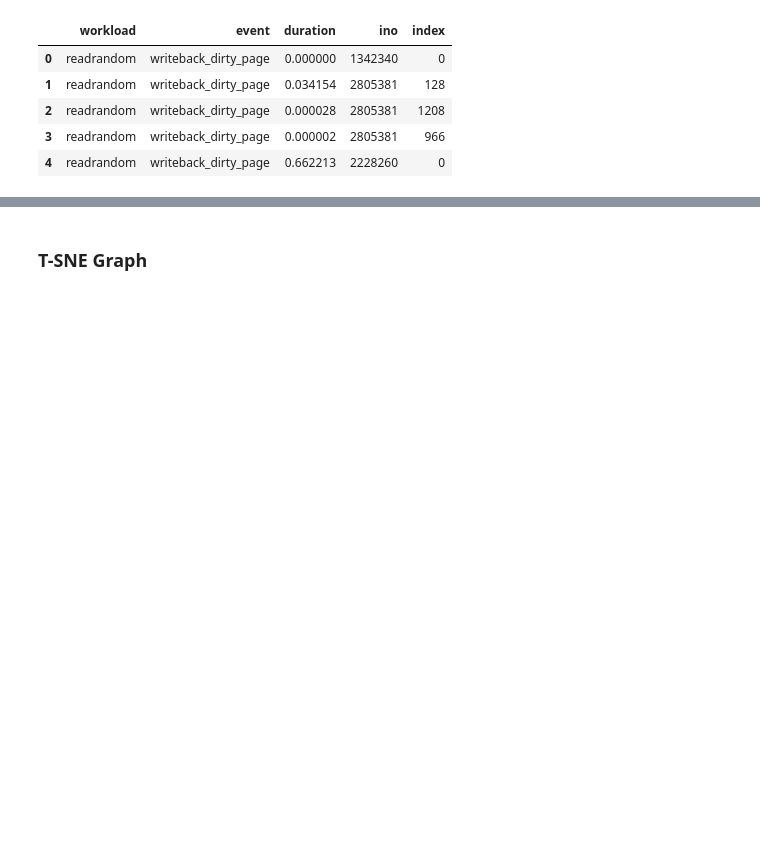
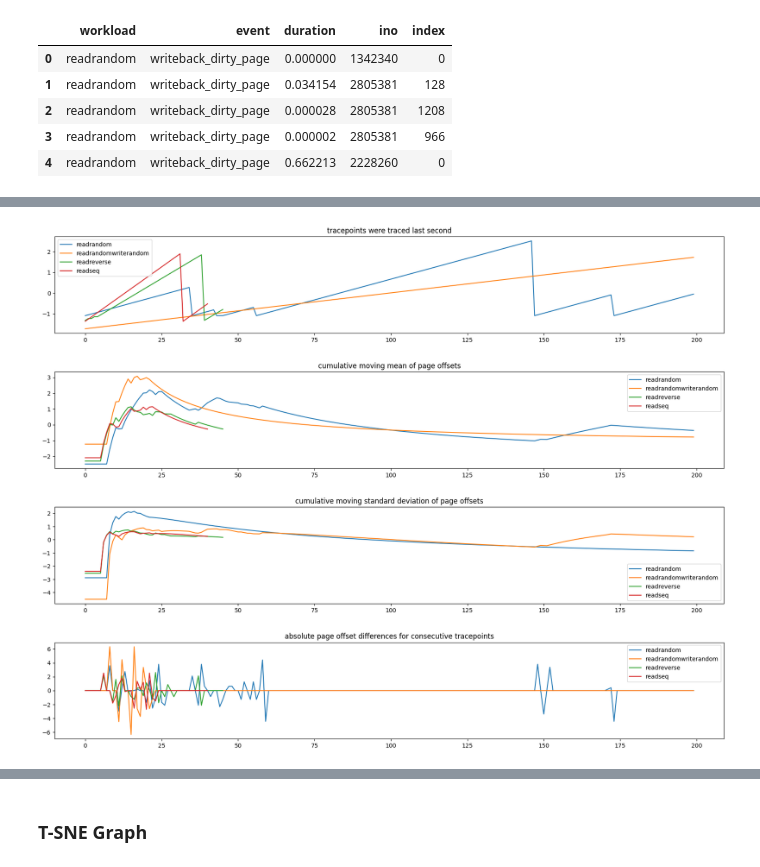
Before and after one commit to rfAbedi/OS-Lab-Project, a Jupyter notebook: Data Preprocess and ML Models.ipynb, the cells around one changed output, grey strips where cells are left out. Drawn from its saved outputs; the diff is of its cells as text; code cells hidden in the pictures; blank space fills up the shorter version.

```diff
--- a/Data Preprocess and ML Models.ipynb
+++ b/Data Preprocess and ML Models.ipynb
@@ -127,6 +115,48 @@ display(whole_data_df)
 # %%
 whole_data_df = pd.read_csv("ProcessedData/whole_data.csv")
 new_dfs = [pd.read_csv("ProcessedData/readrandom.csv"), pd.read_csv("ProcessedData/readrandomwriterandom.csv"), pd.read_csv("ProcessedData/readreverse.csv"), pd.read_csv("ProcessedData/readseq.csv")]
+# %%
+new_dfs[0] = new_dfs[0].drop(range(200, 336))
+new_dfs[1] = new_dfs[1].drop(range(200, 405345))
+# %%
+plt.figure(figsize=(20, 15))
+
+plt.subplot(4, 1, 1)
+plt.plot(new_dfs[0]["tracepoints were traced last second"])
+plt.plot(new_dfs[1]["tracepoints were traced last second"])
+plt.plot(new_dfs[2]["tracepoints were traced last second"])
+plt.plot(new_dfs[3]["tracepoints were traced last second"])
+plt.legend(["readrandom", "readrandomwriterandom", "readreverse", "readseq"])
+plt.title("tracepoints were traced last second")
+
+plt.subplot(4, 1, 2)
+plt.plot(new_dfs[0]["cumulative moving mean of page offsets"])
+plt.plot(new_dfs[1]["cumulative moving mean of page offsets"])
+plt.plot(new_dfs[2]["cumulative moving mean of page offsets"])
+plt.plot(new_dfs[3]["cumulative moving mean of page offsets"])
+plt.legend(["readrandom", "readrandomwriterandom", "readreverse", "readseq"])
+plt.title("cumulative moving mean of page offsets")
+
+plt.subplot(4, 1, 3)
+plt.plot(new_dfs[1]["cumulative moving standard deviation of page offsets"])
+plt.plot(new_dfs[0]["cumulative moving standard deviation of page offsets"])
+plt.plot(new_dfs[2]["cumulative moving standard deviation of page offsets"])
+plt.plot(new_dfs[3]["cumulative moving standard deviation of page offsets"])
+plt.legend(["readrandom", "readrandomwriterandom", "readreverse", "readseq"])
+plt.title("cumulative moving standard deviation of page offsets")
+
+plt.subplot(4, 1, 4)
+plt.plot(new_dfs[0]["absolute page offset differences for consecutive tracepoints"])
+plt.plot(new_dfs[1]["absolute page offset differences for consecutive tracepoints"])
+plt.plot(new_dfs[2]["absolute page offset differences for consecutive tracepoints"])
+plt.plot(new_dfs[3]["absolute page offset differences for consecutive tracepoints"])
+plt.legend(["readrandom", "readrandomwriterandom", "readreverse", "readseq"])
+plt.title("absolute page offset differences for consecutive tracepoints")
+
+plt.subplots_adjust(left=0.1,bottom=0.1, right=0.9, top=0.9, wspace=0.4, hspace=0.4)
+plt.show()
+# %% [output]
+[figure, added]
 # %%
 numeric_cols = whole_data_df.select_dtypes(include=[np.number]).columns
 whole_data_df[numeric_cols] = whole_data_df[numeric_cols].apply(zscore)
```
Also changed, not shown: parts of 5 cells of this notebook, 3 other files.
